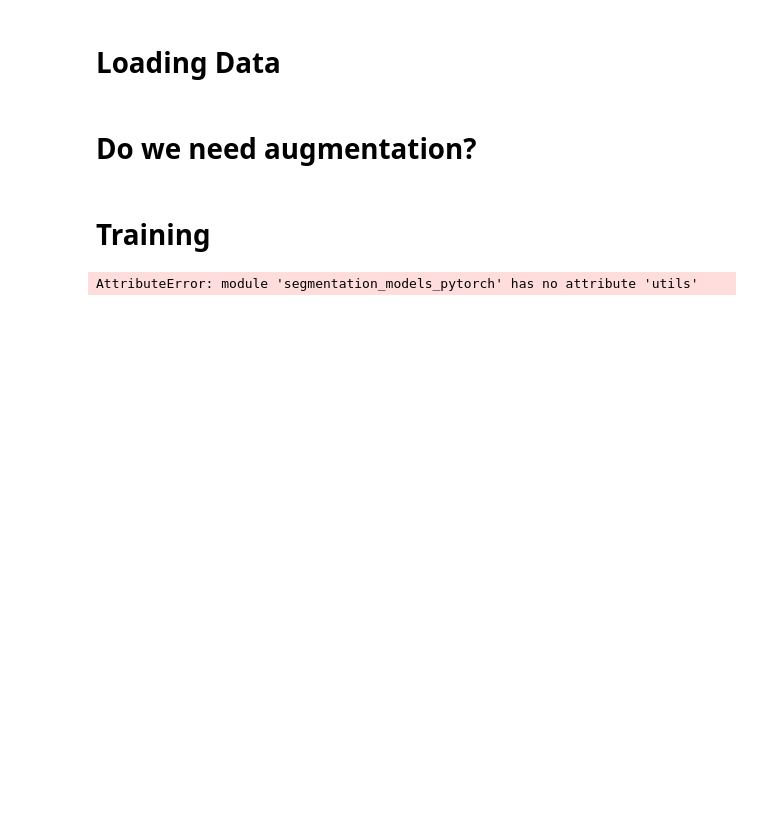
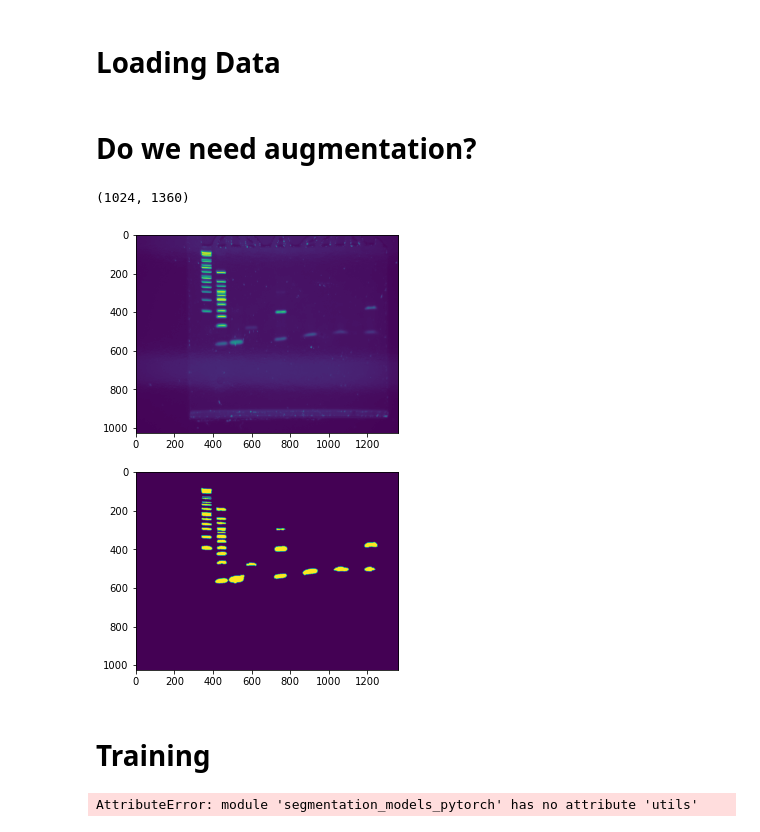
Before and after one commit to mattaq31/GelGenie, a Jupyter notebook: backend/segmentation/Model Tests.ipynb, the cells around one changed output. Saved outputs shown, nothing was run; the diff lists cells and outputs as text; code cells hidden in the pictures; blank space fills up the shorter version.

```diff
--- a/backend/segmentation/Model Tests.ipynb
+++ b/backend/segmentation/Model Tests.ipynb
@@ -46,0 +71,42 @@ train_loader, val_loader, n_train, n_val = prep_dataloader(dir_img,
+# %%
+import albumentations as A
+import imageio
+import cv2
+from PIL import Image
+import numpy as np
+
+image_file = "C:/2022_Summer_Intern/Gel_Images_UNet_Test/Final_Set/Training_Set/Images/066.tif"
+mask_file = "C:/2022_Summer_Intern/Gel_Images_UNet_Test/Final_Set/Training_Set/Masks/066.tif"
+
+max_height = 0
+max_width = 0
+
+# Load Image
+image = imageio.imread(image_file)
+if image.shape[-1] == 3:  # Actual input: 3 channels
+    image = cv2.cvtColor(image, cv2.COLOR_RGB2GRAY)
+elif image.shape[-1] == 4: # Actual input: 4 channels
+    image = cv2.cvtColor(image, cv2.COLOR_RGBA2GRAY)
+
+if image.dtype == 'uint8':
+    max_val = 255
+elif image.dtype == 'uint16':
+    max_val = 65535
+image = image.astype(np.float32) / (max_val - 0)
+
+height = image.shape[0]
+width = image.shape[1]
+max_height = max(height, max_height)
+max_width = max(width, max_width)
+
+# Load mask
+pil_mask = Image.open(mask_file)
+final_mask = np.array(pil_mask)
+unique = np.unique(final_mask)
+mask = np.array([[np.where(unique == i)[0][0] for i in j] for j in final_mask])
+print(mask.shape)
+
+visualize(image, mask)
+# %% [output]
+(1024, 1360)
+[figure, added]
```
Also changed, not shown: parts of 4 cells of this notebook, 3 other files.
